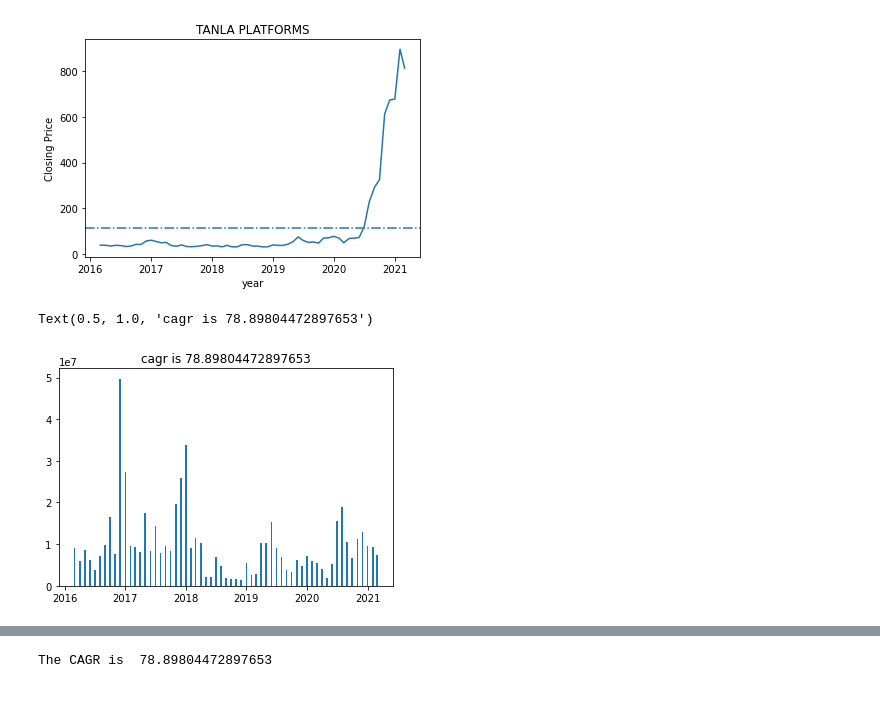
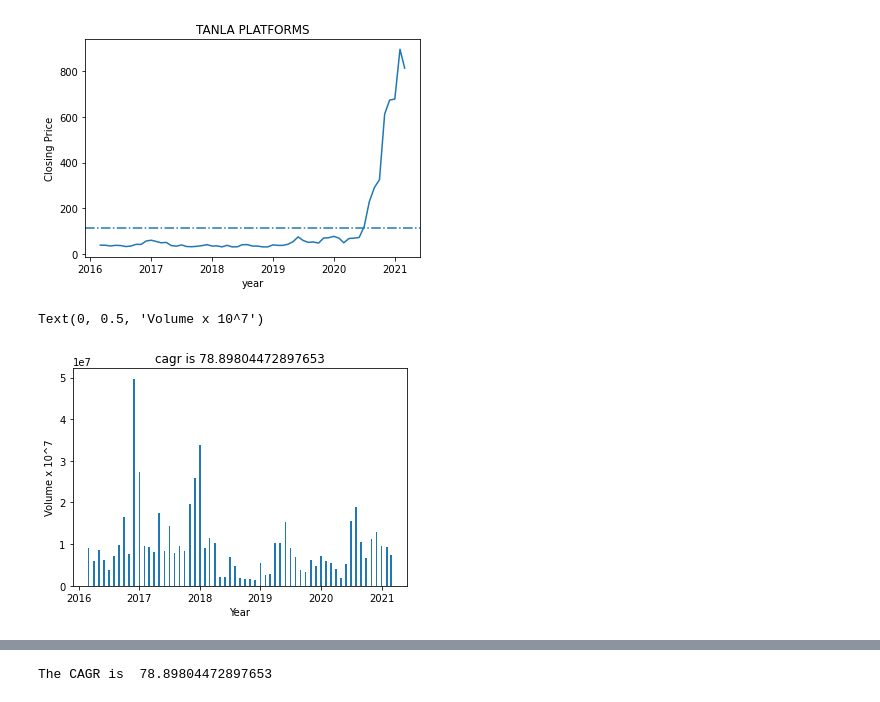
Before and after one commit to JayeshJain246/python-visualization-project-, a Jupyter notebook: project_python_visualization.ipynb, the cells around one changed output, grey strips where cells are left out. Saved outputs shown, nothing was run; the diff lists cells and outputs as text; code cells hidden in the pictures.

```diff
--- a/project_python_visualization.ipynb
+++ b/project_python_visualization.ipynb
@@ -55,8 +59,12 @@ plt.show()
 [figure]
 # %%
 fig,ax = plt.subplots()
+
+first,last = data[data.Date.dt.year==2016][:1].Close,data[data.Date.dt.year==2021][:1].Close
 ax.bar(data['Date'],data['Volume'],width=10)
-ax.set_title('cagr is ' +str(CAGR(int(first),int(last),periods)*100))
+ax.set_title('cagr is ' +str(CAGR(int(first),int(last),periods=5)*100))
+ax.set_xlabel('Year')
+ax.set_ylabel('Volume x 10^7')
 # %% [output]
-Text(0.5, 1.0, 'cagr is 78.89804472897653')
+Text(0, 0.5, 'Volume x 10^7')
-[figure, old version]
+[figure, new version]
```
Also changed, not shown: parts of 6 cells of this notebook.
